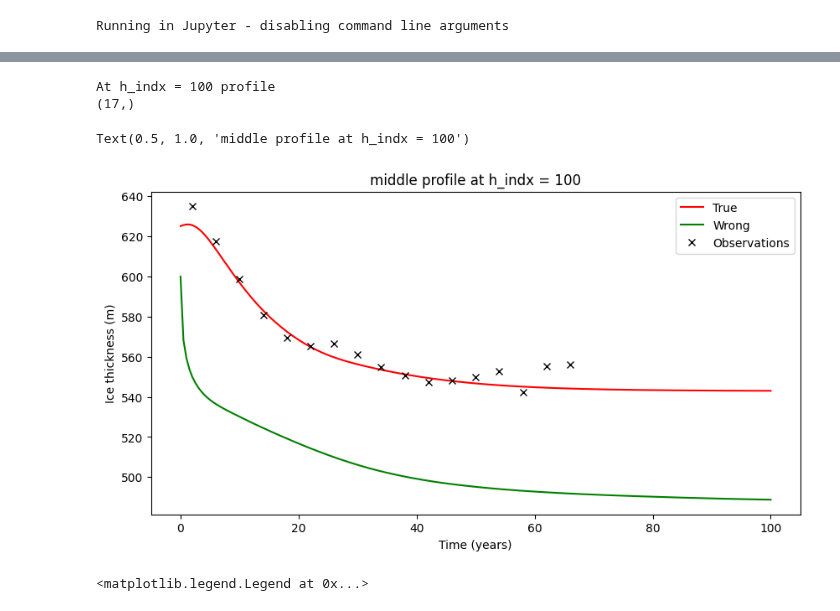
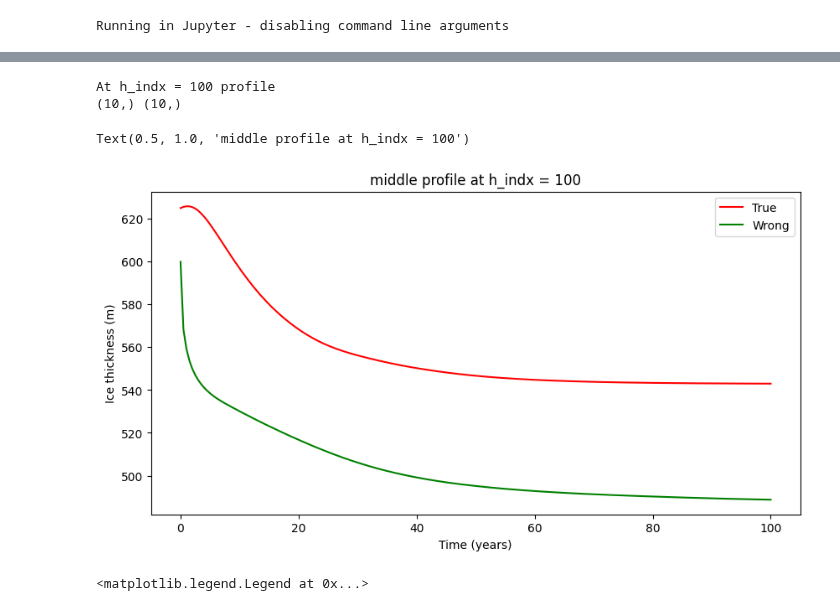
Before and after one commit to KYANJO/ICESEE, a Jupyter notebook: applications/icepack_model/synthetic_ice_stream/read_results.ipynb, the cells around one changed output, grey strips where cells are left out. Cells and saved outputs as stored; diff of their text form; code cells hidden in the pictures.

```diff
--- a/applications/icepack_model/synthetic_ice_stream/read_results.ipynb
+++ b/applications/icepack_model/synthetic_ice_stream/read_results.ipynb
@@ -96,37 +96,37 @@ hnurge = ensemble_nurged_state[:hdim,:]
 # define profile flag
 profile_flag = "middle" # begining, middle, end, random
 # h_indx = 0 # first profile
 # h_indx = htrue.shape[1]//2 # middle profile
 # h_indx = htrue.shape[1]-1 # last profile
 # h_indx = np.random.randint(htrue.shape[1])  # random profile
 if profile_flag == "begining":
     h_indx = 0 # first profile
 elif profile_flag == "middle":
     h_indx = htrue.shape[1]//2
 elif profile_flag == "end":
     h_indx = htrue.shape[1]-1
 elif profile_flag == "random":
     h_indx = np.random.randint(htrue.shape[1])
 
 print(f"At h_indx = {h_indx} profile ")
 
 h_true = htrue[h_indx,:]
 h_nurged = hnurge[h_indx,:]
 
 plt.figure(figsize=(10,5))
 plt.plot(t,h_true,'r',label='True')
 plt.plot(t,h_nurged,'g',label='Wrong')
-obs = w[h_indx,:]; print(obs.shape)
-plt.plot(t[ind_m],obs,'kx',label="Observations")
+obs = w[h_indx,:]; print(obs.shape,t[ind_m].shape)
+# plt.plot(t[ind_m],obs,'kx',label="Observations")
 plt.xlabel('Time (years)')
 plt.ylabel('Ice thickness (m)')
 plt.legend()
 plt.title(f"{profile_flag} profile at h_indx = {h_indx}")
 # %% [output]
 At h_indx = 100 profile
-(17,)
+(10,) (10,)
 Text(0.5, 1.0, 'middle profile at h_indx = 100')
-[figure, old version]
+[figure, new version]
 # %%
 # extract smb
 smbtrue = ensemble_true_state[3*hdim:,:]
```
Also changed, not shown: parts of 5 cells of this notebook, 4 other files.
